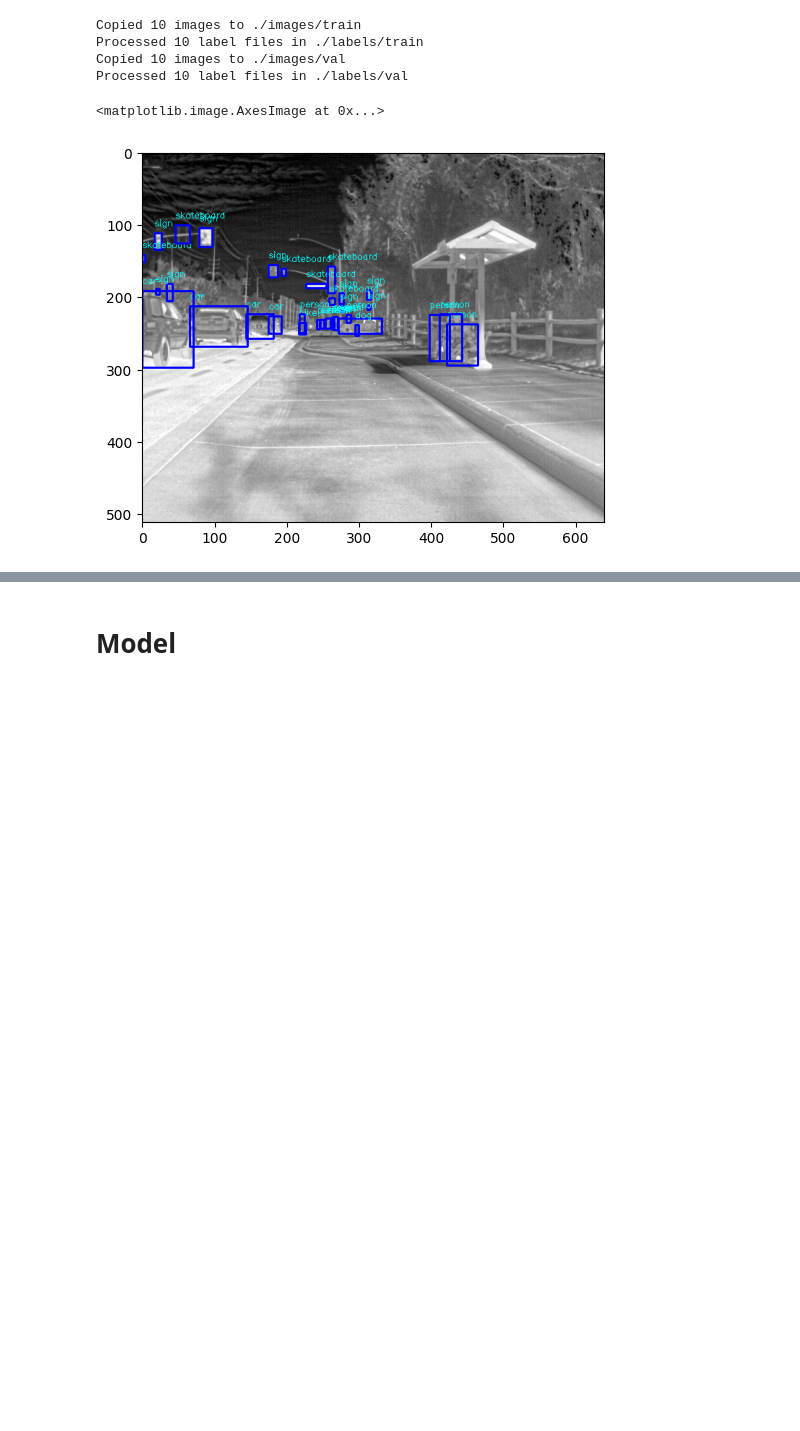
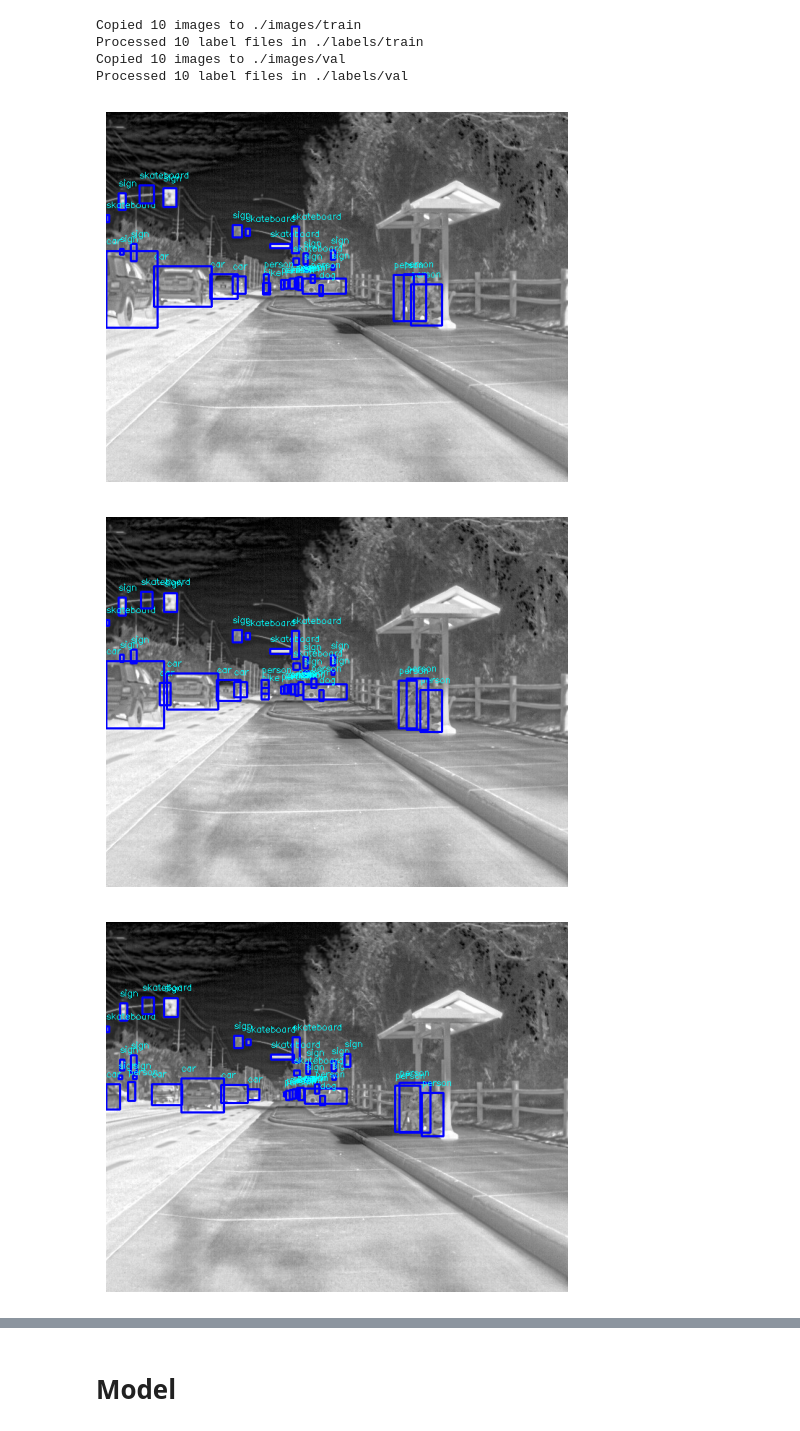
Before and after one commit to Coolguy4123/CPP_AVL_ObjDet, a Jupyter notebook: main.ipynb, the cells around one changed output, grey strips where cells are left out. Drawn from its saved outputs; the diff is of its cells as text; code cells hidden in the pictures; blank space fills up the shorter version.

Commit message:
Fixed image-label mismatch and display 10 images

```diff
--- a/main.ipynb
+++ b/main.ipynb
@@ -144,34 +145,40 @@ Copied 10 images to ./images/val
 Processed 10 label files in ./labels/val
 # %%
 # Visualizing the first image and annotations
-
 import cv2
 import yaml
 
 with open("config.yml", "r") as f:
     data_yaml = yaml.safe_load(f)
 class_names = data_yaml["names"]
-# first_img = cv2.imread('./images/train/')
-first_img_path = "./images/train/" + os.listdir("./images/train/")[0]
-first_img = cv2.imread(first_img_path)
 
-plt.imshow(cv2.cvtColor(first_img, cv2.COLOR_BGR2RGB))
+#Sort files to ensure matching images and files
+img_files = sorted(os.listdir('./images/train'))
+label_files = sorted(os.listdir('./labels/train'))
 
-first_img_anot_path = "./labels/train/" + os.listdir("./labels/train/")[0]
+for i in range(10):
+    first_img_path = "./images/train/" + img_files[i]
+    first_img = cv2.imread(first_img_path)
 
-with open(first_img_anot_path, 'r') as f:
-    annot = f.readlines()
-    for cls, xc, yx, w, h in [line.strip().split() for line in annot]:
-        cv2.rectangle(first_img,
-                      (int((float(xc) - float(w)/2) * first_img.shape[1]), int((float(yx) - float(h)/2) * first_img.shape[0])),
-                      (int((float(xc) + float(w)/2) * first_img.shape[1]), int((float(yx) + float(h)/2) * first_img.shape[0])),
-                      (255, 0, 0), 2)
-        label = class_names[int(cls)]
-        cv2.putText(first_img, label,
-                    (int((float(xc) - float(w)/2) * first_img.shape[1]), int((float(yx) - float(h)/2) * first_img.shape[0]) - 10),
-                    cv2.FONT_HERSHEY_SIMPLEX, 0.4, (255, 255, 0), 1)
 
-plt.imshow(cv2.cvtColor(first_img, cv2.COLOR_BGR2RGB))
+    first_img_anot_path = "./labels/train/" + label_files[i]
+
+    with open(first_img_anot_path, 'r') as f:
+        annot = f.readlines()
+        for cls, xc, yx, w, h in [line.strip().split() for line in annot]:
+            cv2.rectangle(first_img,
+                        (int((float(xc) - float(w)/2) * first_img.shape[1]), int((float(yx) - float(h)/2) * first_img.shape[0])),
+                        (int((float(xc) + float(w)/2) * first_img.shape[1]), int((float(yx) + float(h)/2) * first_img.shape[0])),
+                        (255, 0, 0), 2)
+            label = class_names[int(cls)]
+            cv2.putText(first_img, label,
+                        (int((float(xc) - float(w)/2) * first_img.shape[1]), int((float(yx) - float(h)/2) * first_img.shape[0]) - 10),
+                        cv2.FONT_HERSHEY_SIMPLEX, 0.4, (255, 255, 0), 1)
+
+    plt.imshow(cv2.cvtColor(first_img, cv2.COLOR_BGR2RGB))
+    plt.axis(False)
+    plt.show()
 # %% [output]
-<matplotlib.image.AxesImage at 0x...>
-[figure, old version]
+[figure, new version]
+[figure, added]
+[figure, added]
```
Also changed, not shown: parts of 2 cells of this notebook.
